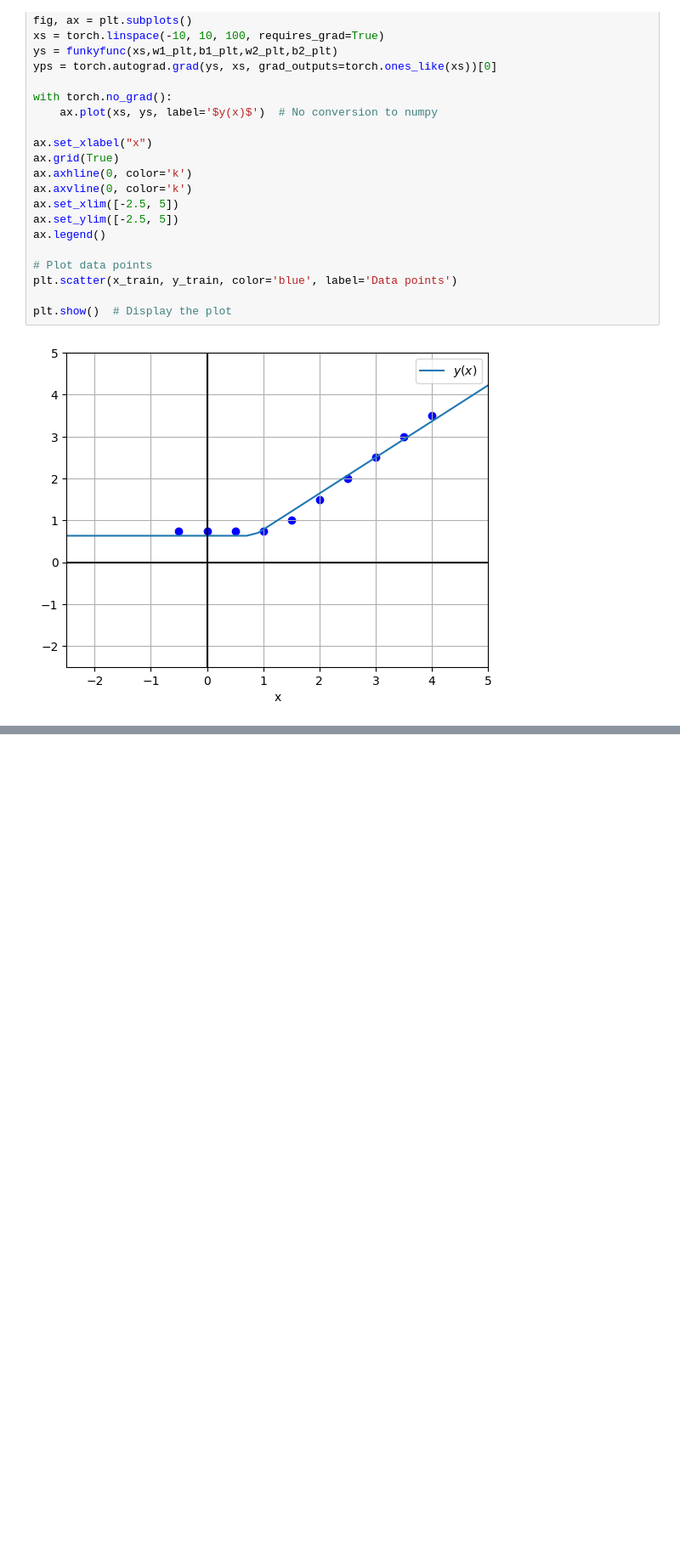
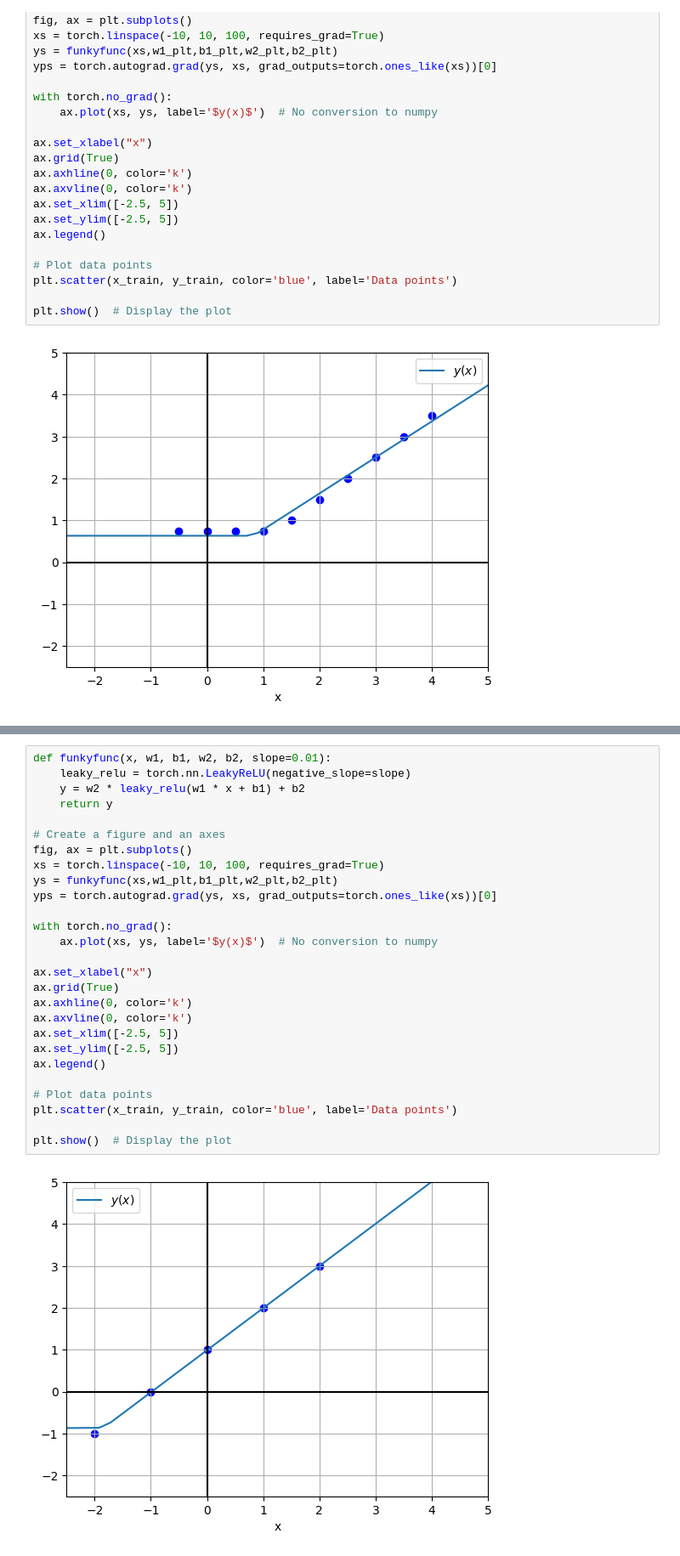
Before and after one commit to Justusperthes/Comphy, a Jupyter notebook: w9/neural_nets.ipynb, the cells around one changed output, grey strips where cells are left out. Shown: that part at 85% size. Cells and saved outputs as stored; diff of their text form; blank space fills up the shorter version.

```diff
--- a/w9/neural_nets.ipynb
+++ b/w9/neural_nets.ipynb
@@ -698,0 +776,29 @@ plt.show()  # Display the plot
+# %%
+def funkyfunc(x, w1, b1, w2, b2, slope=0.01):
+    leaky_relu = torch.nn.LeakyReLU(negative_slope=slope)
+    y = w2 * leaky_relu(w1 * x + b1) + b2
+    return y
+
+# Create a figure and an axes
+fig, ax = plt.subplots()
+xs = torch.linspace(-10, 10, 100, requires_grad=True)
+ys = funkyfunc(xs,w1_plt,b1_plt,w2_plt,b2_plt)
+yps = torch.autograd.grad(ys, xs, grad_outputs=torch.ones_like(xs))[0]
+
+with torch.no_grad():
+    ax.plot(xs, ys, label='$y(x)$')  # No conversion to numpy
+
+ax.set_xlabel("x")
+ax.grid(True)
+ax.axhline(0, color='k')
+ax.axvline(0, color='k')
+ax.set_xlim([-2.5, 5])
+ax.set_ylim([-2.5, 5])
+ax.legend()
+
+# Plot data points
+plt.scatter(x_train, y_train, color='blue', label='Data points')
+
+plt.show()  # Display the plot
+# %% [output]
+[figure, added]
```
Also changed, not shown: parts of 2 cells of this notebook, 1 other file.
